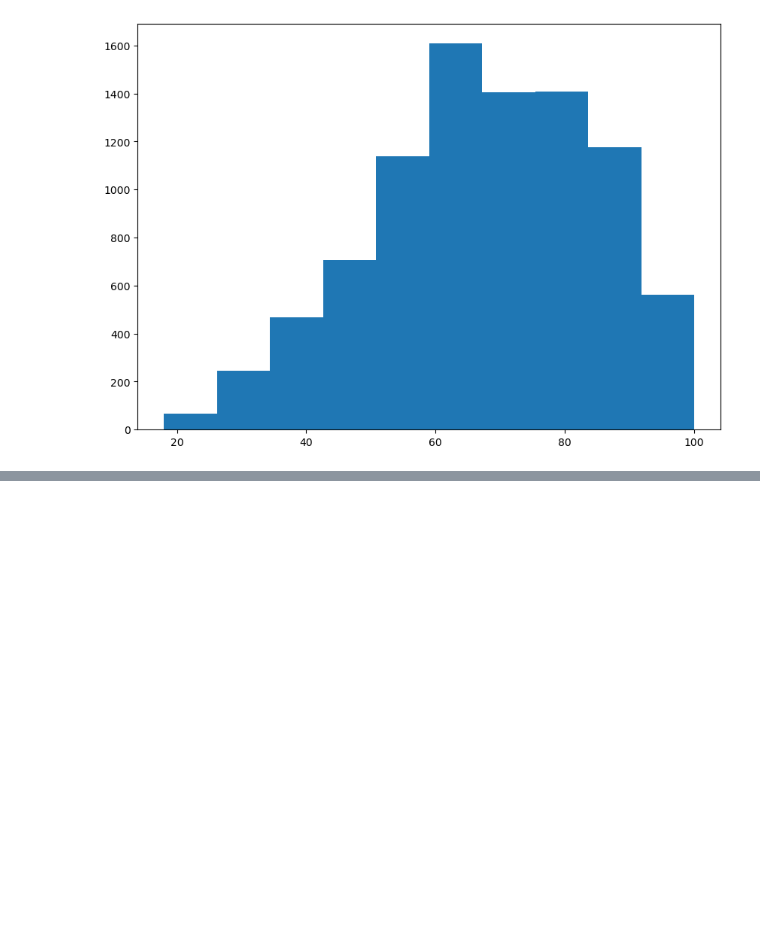
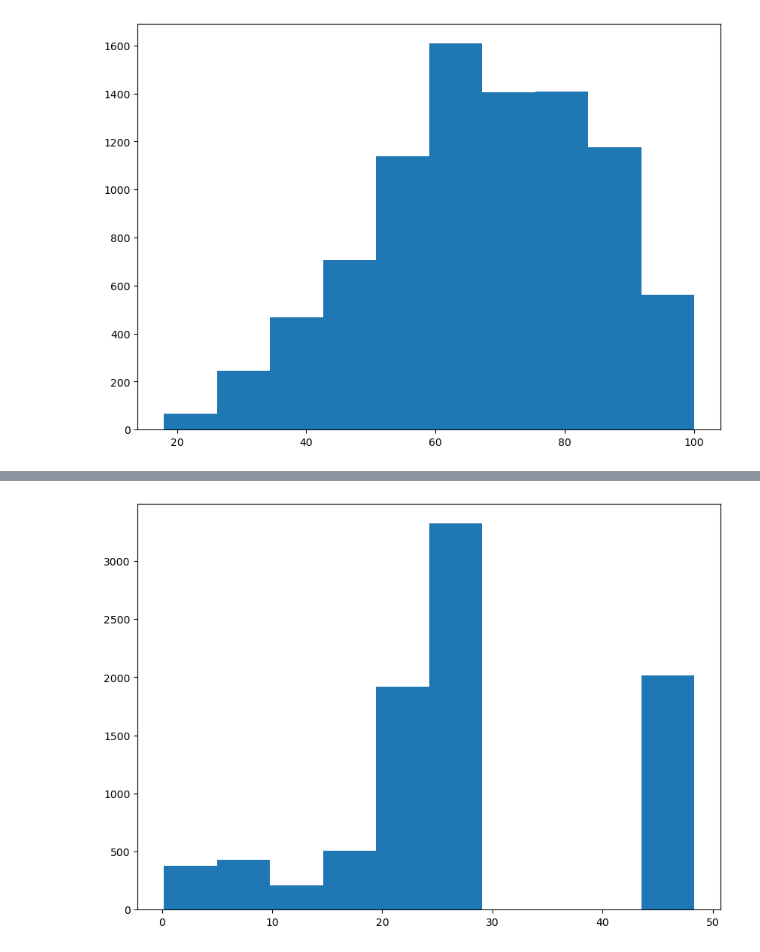
Before and after one commit to zabayodev/LuxDevHQ_Training_2024, a Jupyter notebook: dsaafrica_week_2_assignment.ipynb, the cells around one changed output, grey strips where cells are left out. Drawn from its saved outputs; the diff is of its cells as text; code cells hidden in the pictures; blank space fills up the shorter version.

```diff
--- a/dsaafrica_week_2_assignment.ipynb
+++ b/dsaafrica_week_2_assignment.ipynb
@@ -111,0 +118,6 @@ plt.show()
+# %%
+plt.figure(figsize = (10, 7))
+plt.hist(x = df['Visibility_km'])
+plt.show()
+# %% [output]
+[figure, added]
```
Also changed, not shown: parts of 3 cells of this notebook.
